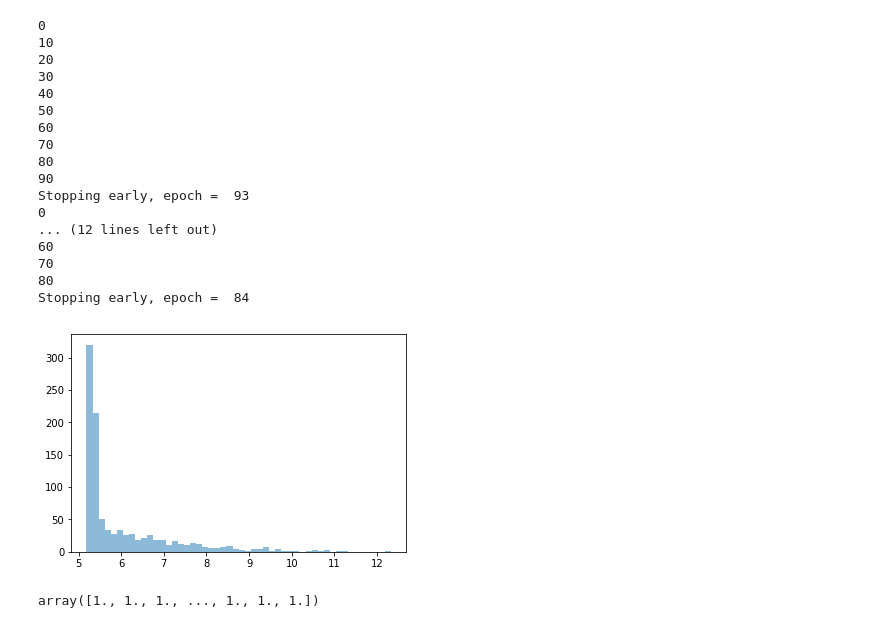
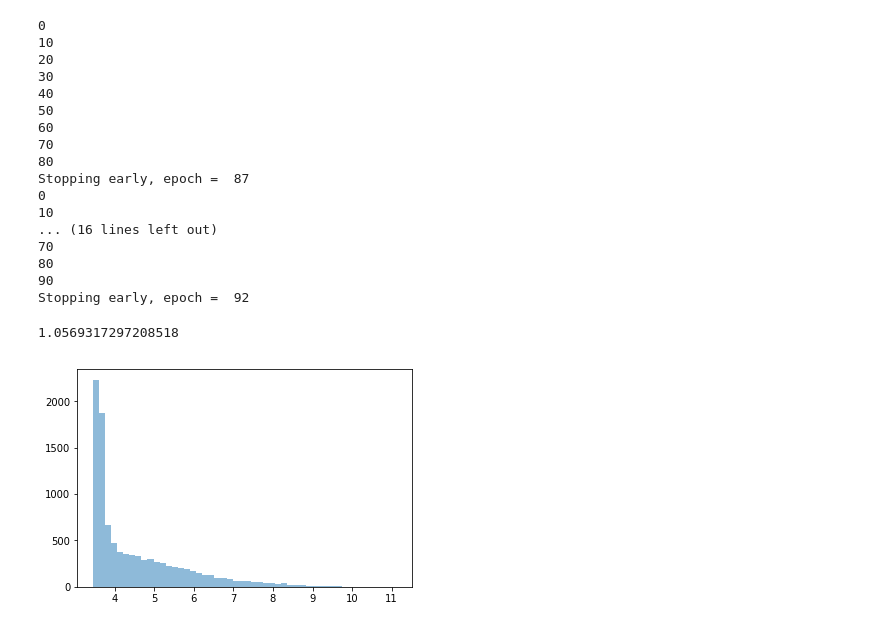
Before and after one commit to bowenliu1992/gan_is, a Jupyter notebook: GAN_IS_prototype.ipynb, the cells around one changed output. Cells and saved outputs as stored; diff of their text form; code cells hidden in the pictures.

```diff
--- a/GAN_IS_prototype.ipynb
+++ b/GAN_IS_prototype.ipynb
@@ -60,7 +60,7 @@ gamma_0
 def compute_sp(dist_type):
     if dist_type == 'normal':
         def normal_sp(x, mu, sigma):
-            return -(x-mu)/(2.0*sigma**2)
+            return -(x-mu)/(sigma**2)
         return normal_sp
 # %%
 def compute_kernel_info(kernel_type):
@@ -275,16 +277,16 @@ plt.legend()
 # %%
 gamma = 5
-X = sample_func(1000)
-gamma_0 = compute_gammak(X, 0.1)
-X_0 = gen_conditional_samples(1000, gamma_0, sample_func)
+X = sample_func(5000)
+gamma_0 = compute_gammak(X, 0.15)
+#X_0 = gen_conditional_samples(1000, gamma_0, sample_func)
 sess_list = []
 sess0 = tf.Session()
 sess_list.append(sess0)
 gan = ISGAN('0', sess0, 5000, 200, 1, 1, 6, 50, 0.0003, gamma_0, False)
 gan.build_model()
 gan.train(sample_func)
-X_theta0 = gan.gan_sampler(1000)
-cur_gamma = compute_gammak(X_theta0, 0.1)
+X_theta0 = gan.gan_sampler(5000)
+cur_gamma = compute_gammak(X_theta0, 0.15)
 idx = 1
 prev_gan = gan
 while cur_gamma < gamma:
@@ -295,7 +297,7 @@ while cur_gamma < gamma:
     cur_gan = ISGAN(str(idx), cur_sess, 5000, 200, 1, 1, 6, 50, 0.0003, cur_gamma, True)
     cur_gan.build_model()
     cur_gan.train(prev_gan.gan_sampler)
-    cur_gamma = compute_gammak(cur_gan.gan_sampler(1000), 0.1)
+    cur_gamma = compute_gammak(cur_gan.gan_sampler(5000), 0.15)
     prev_gan = cur_gan
     idx += 1
 # %% [output]
@@ -308,17 +310,23 @@ while cur_gamma < gamma:
 60
 70
 80
-90
-Stopping early, epoch =  93
+Stopping early, epoch =  87
 0
-... (12 lines left out)
-60
+10
+... (16 lines left out)
 70
 80
-Stopping early, epoch =  84
+90
+Stopping early, epoch =  92
+# %%
+X = sample_func(5000)
+gamma_0 = compute_gammak(X, 0.15)
+gamma_0
+# %% [output]
+1.0569317297208518
 # %%
 # samples of P_{theta_m+1} approximation of P(|g(X) > gamma)
-xs = cur_gan.gan_sampler(1000)
+xs = cur_gan.gan_sampler(10000)
 n, bins, patches = plt.hist(xs, 50, alpha=0.5)
 # %% [output]
-[figure, old version]
+[figure, new version]
@@ -325,14 +341,11 @@ n, bins, patches = plt.hist(xs, 50, alpha=0.5)
 # %%
 normal_sp = compute_sp('normal')
 std_normal_sp = partial(normal_sp, mu=0.0, sigma=1.0)
-normal_barrier = compute_kernel_info('normal_barrier')
-normal_barrier_param = partial(normal_barrier, h=1.0, c=0.0, gamma=5)
-n = 10000
+normal_kernel_param = partial(normal_kernel, h=1.0)
+n = 1000
 xs = cur_gan.gan_sampler(n)
-Kp = compute_Kp(xs, std_normal_sp, normal_barrier_param)
+Kp = compute_Kp(xs, std_normal_sp, normal_kernel_param)
 is_weights = np.reshape(compute_is_weights(Kp), (n, 1))
-# %% [output]
-array([1., 1., 1., ..., 1., 1., 1.])
 # %%
 is_weights[0:10]
 # %% [output]
```
Also changed, not shown: parts of 9 cells of this notebook.
